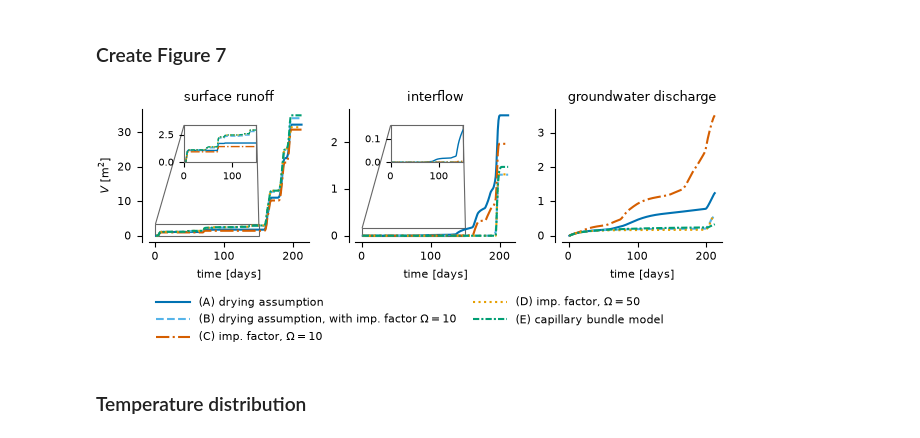
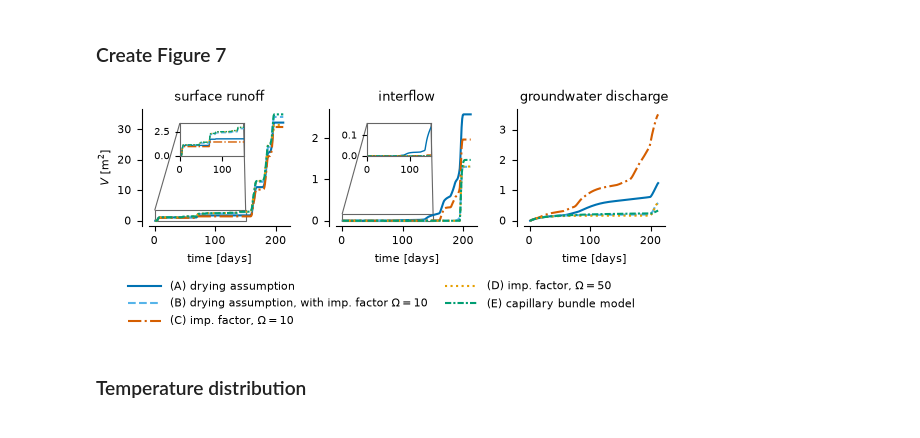
Before and after one commit to AnneMariaVera/CryoRich_AD, a Jupyter notebook: notebooks/creating_figures/06visualize_results.ipynb, the cells around one changed output. Drawn from its saved outputs; the diff is of its cells as text; code cells hidden in the pictures.

```diff
--- a/notebooks/creating_figures/06visualize_results.ipynb
+++ b/notebooks/creating_figures/06visualize_results.ipynb
@@ -212,10 +213,10 @@ Final cum. flow cap                   surface runoff: 34.94 m²  interflow: 1.47
 # %% [markdown]
 ### Create Figure 7
 # %%
-fig, axes = plotting_utils.plot_cumulative_partitioning_grid_with_inset(era5_dbs)
+fig, axes = plotting_utils.plot_cumulative_partitioning_grid_with_inset(era5_dbs,figsize=(15*cm,6.6*cm))
 fig.savefig(f"../../figures/results/simulation/sim_cum.png", dpi=1000)
 # %% [output]
-[figure, old version]
+[figure, new version]
 # %% [markdown]
 ### Temperature distribution
 # %%
```
Also changed, not shown: parts of 6 cells of this notebook, 5 other files.
